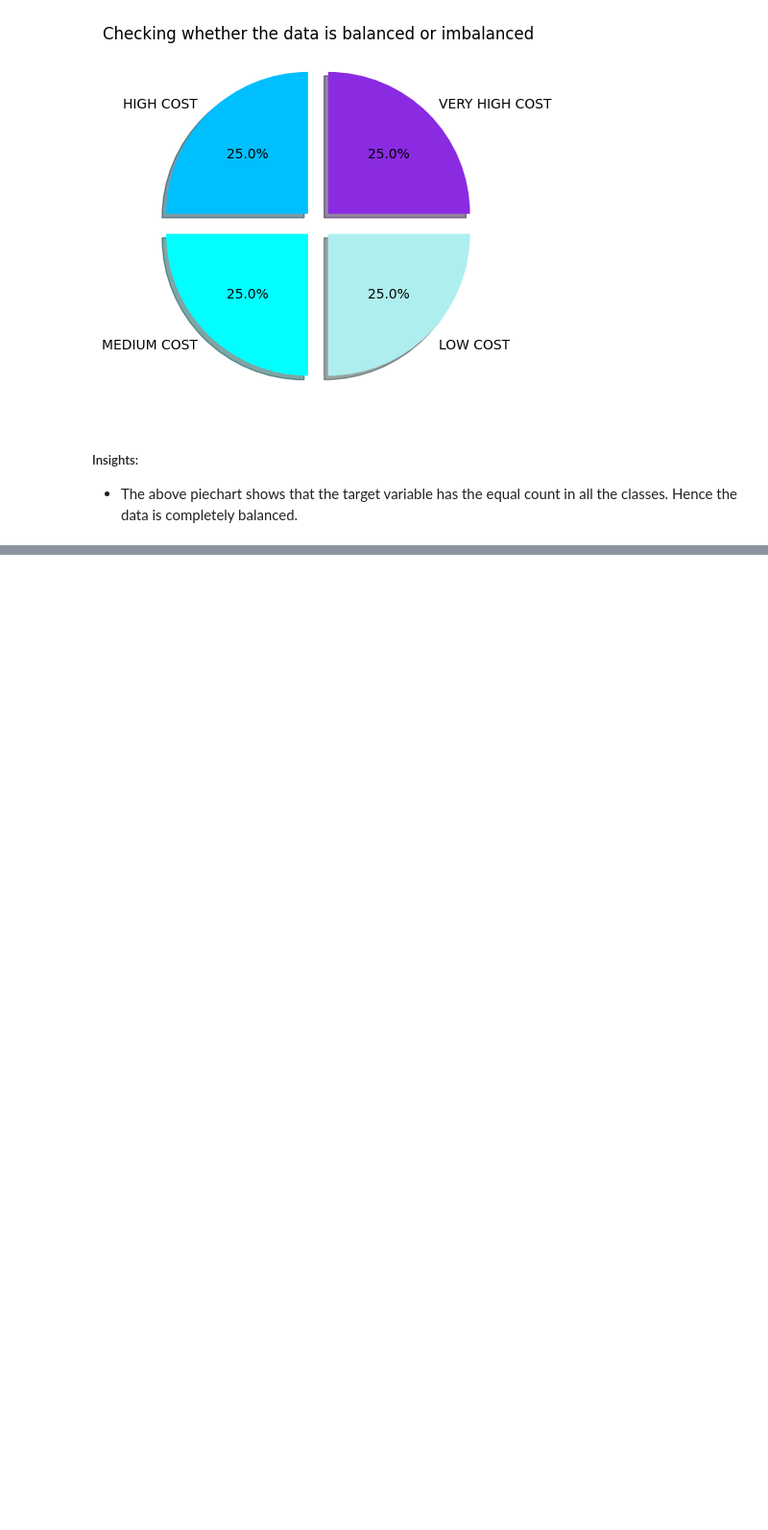
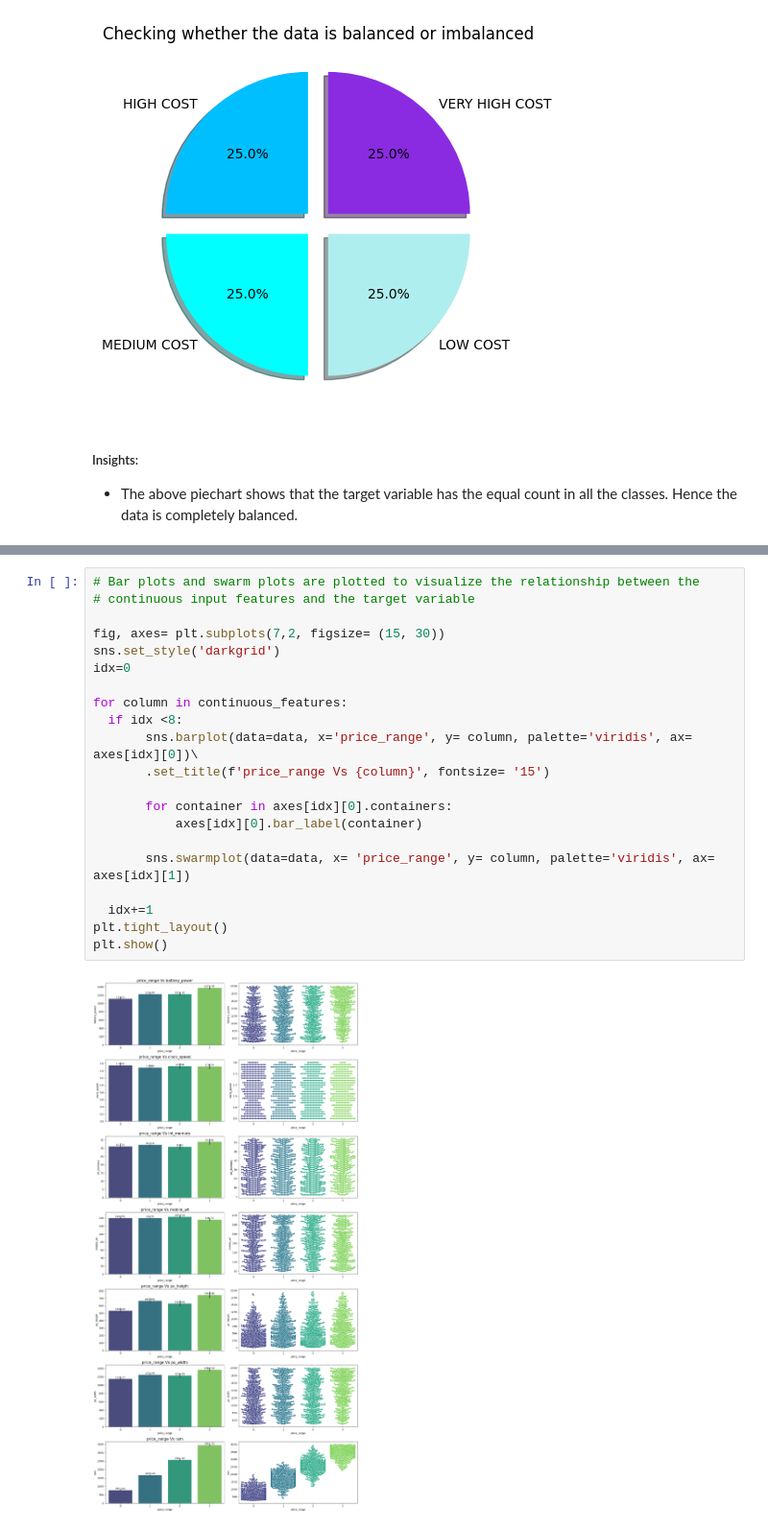
Before and after one commit to shanusaras/Capstone_Projects, a Jupyter notebook: Project_01_Cellphone_price_prediction.ipynb, the cells around one changed output, grey strips where cells are left out. Shown at 96% size. Saved outputs shown, nothing was run; the diff lists cells and outputs as text; blank space fills up the shorter version.

```diff
--- a/Project_01_Cellphone_price_prediction.ipynb
+++ b/Project_01_Cellphone_price_prediction.ipynb
@@ -301,0 +592,23 @@ plt.show()
+# %%
+# Bar plots and swarm plots are plotted to visualize the relationship between the
+# continuous input features and the target variable
+
+fig, axes= plt.subplots(7,2, figsize= (15, 30))
+sns.set_style('darkgrid')
+idx=0
+
+for column in continuous_features:
+  if idx <8:
+       sns.barplot(data=data, x='price_range', y= column, palette='viridis', ax= axes[idx][0])\
+       .set_title(f'price_range Vs {column}', fontsize= '15')
+
+       for container in axes[idx][0].containers:
+           axes[idx][0].bar_label(container)
+
+       sns.swarmplot(data=data, x= 'price_range', y= column, palette='viridis', ax= axes[idx][1])
+
+  idx+=1
+plt.tight_layout()
+plt.show()
+# %% [output]
+[figure, added]
```
Also changed, not shown: parts of 14 cells of this notebook.
